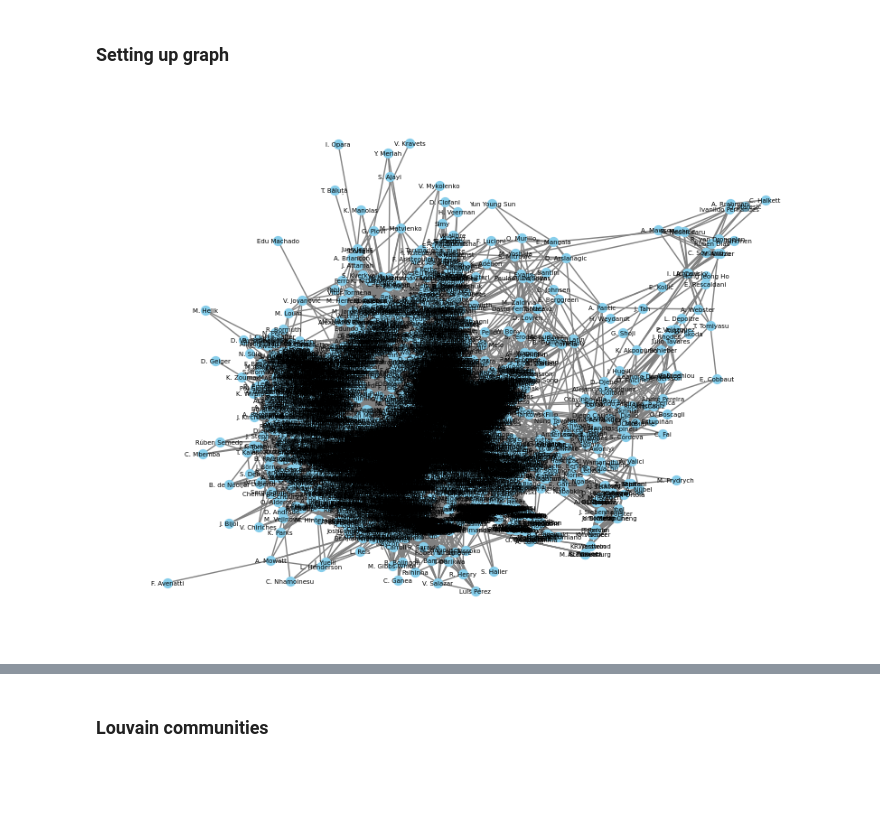
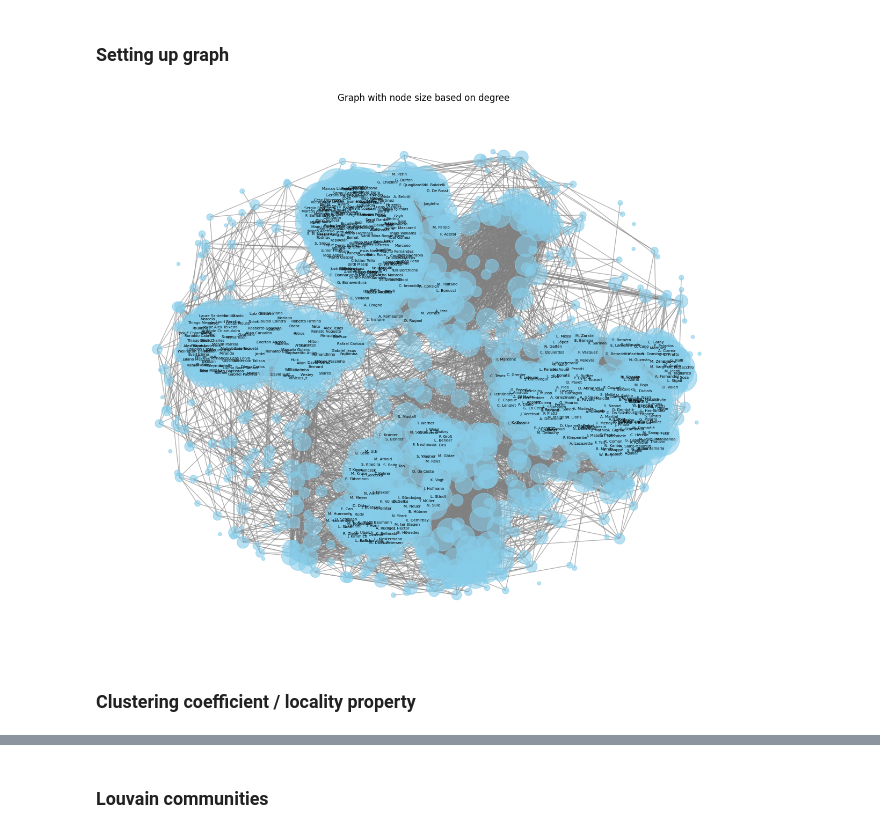
Before and after one commit to Frederikravnborg/CompToolsProj, a Jupyter notebook: network_graph.ipynb, the cells around one changed output, grey strips where cells are left out. Saved outputs shown, nothing was run; the diff lists cells and outputs as text; code cells hidden in the pictures; blank space fills up the shorter version.

```diff
--- a/network_graph.ipynb
+++ b/network_graph.ipynb
@@ -51,7 +45,62 @@ for i in range(len(preprocessed_df)):
-# %%
-# Visualizing the entire graph
-plt.figure(figsize=(8, 6))
-nx.draw(G, with_labels=True, node_size=50, font_size=5, node_color="skyblue", edge_color="gray")
-plt.show()
-# %% [output]
-[figure, removed]
+# %%
+# Create a new nationality graph
+G = nx.Graph()
+
+# Add nodes with player names as identifiers
+for idx, row in preprocessed_df.iterrows():
+    G.add_node(row['short_name'], nationality=row['nationality'], club=row['club'])
+
+
+# Add edges between players that share the same
+for node1, data1 in G.nodes(data=True):
+    for node2, data2 in G.nodes(data=True):
+        # Avoid self-loops and duplicate edges by checking only if node1 < node2
+        if node1 < node2:
+            # Add edge if they share the same nationality or club
+            if data1['nationality'] == data2['nationality']:
+                G.add_edge(node1, node2)
+# %%
+# Visualizing the entire graph
+
+# Define a layout with increased spacing
+pos = nx.spring_layout(G, seed=42, k=0.6)  # Adjust `k` to spread nodes apart more
+
+# Calculate node sizes based on degree (for undirected graph, degree is total connections)
+node_sizes = [20 + 20 * G.degree(n) for n in G.nodes()]  # Increase scaling factor for visibility
+
+# Identify the top 100 nodes with the greatest degree
+top_100_nodes = sorted(G.degree, key=lambda x: x[1], reverse=True)[:500]
+top_100_labels = {node: node for node, _ in top_100_nodes}  # Dictionary for labels of top nodes
+top_100_degrees = [degree for _, degree in top_100_nodes]  # Extract degrees for coloring
+
+# Create a color map for the top 100 nodes based on their degree
+cmap = plt.cm.get_cmap('viridis')
+if max(top_100_degrees) == min(top_100_degrees):
+    # If all degrees are the same, assign a single color
+    top_100_colors = [cmap(0.5) for _ in top_100_degrees]
+else:
+    # Otherwise, use a color gradient based on degree
+    top_100_colors = [cmap((degree - min(top_100_degrees)) / (max(top_100_degrees) - min(top_100_degrees))) for degree in top_100_degrees]
+
+# Plot the graph
+plt.figure(figsize=(12, 10))
+nx.draw(
+    G,
+    pos,
+    with_labels=False,  # Disable all labels initially
+    node_size=node_sizes,  # Adjust node size based on degree
+    node_color="skyblue",  # Assign color based on top 100 degree or default color
+    edge_color="gray",
+    alpha=0.6  # Set higher transparency for nodes
+)
+
+# Add labels only for the top 100 nodes
+nx.draw_networkx_labels(G, pos, labels=top_100_labels, font_size=5, font_color="black")
+
+plt.title("Graph with node size based on degree")
+plt.axis("off")
+plt.show()
+# %% [output]
+[figure, added]
+# %% [markdown]
+### Clustering coefficient / locality property
```
Also changed, not shown: parts of 15 cells of this notebook.
